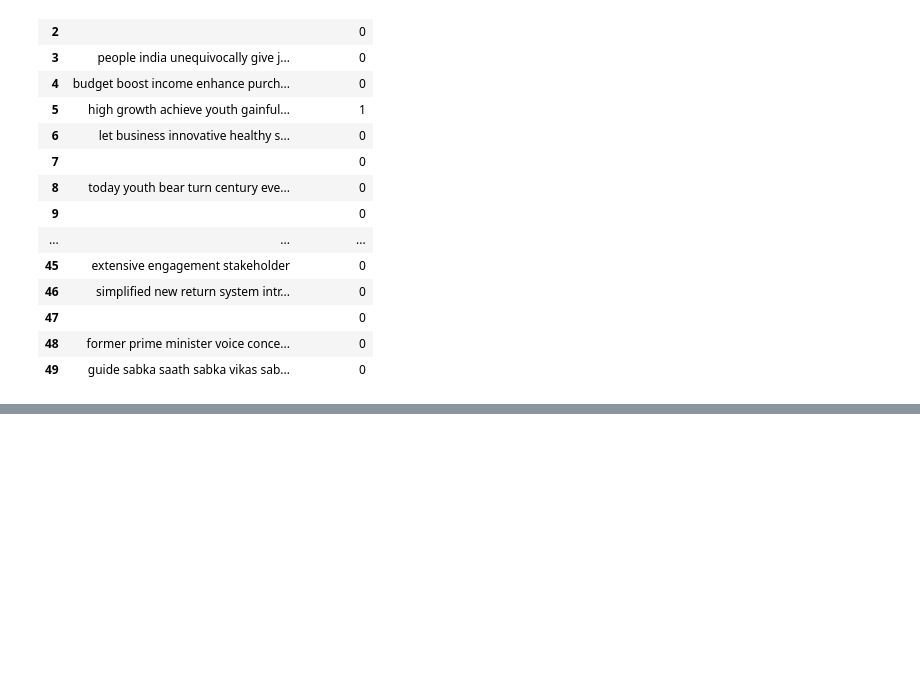
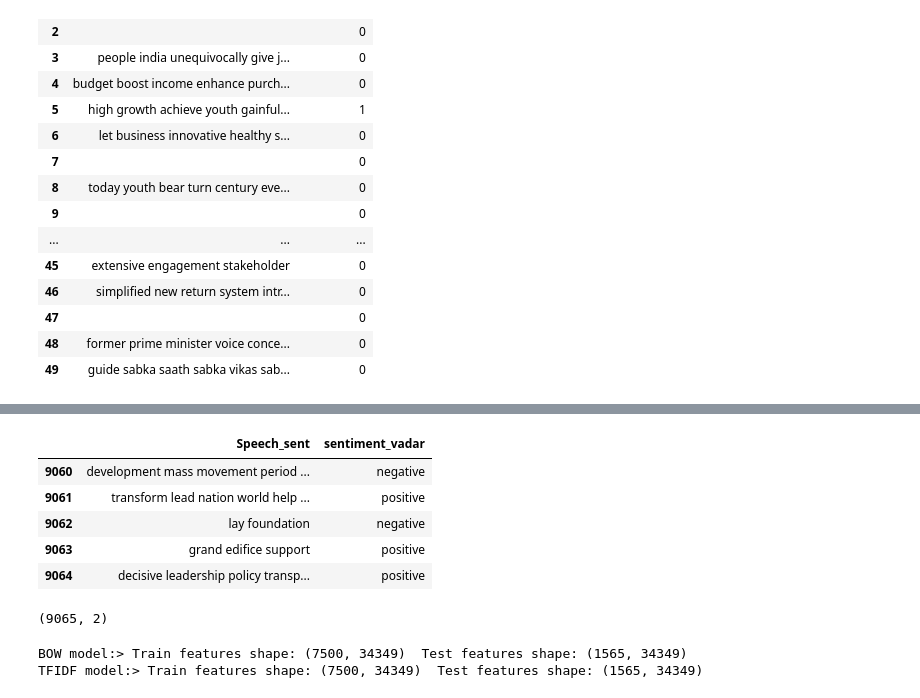
Before and after one commit to solharsh/Capstone_Sentiment_Analysis, a Jupyter notebook: Classification_Checkpoint.ipynb, the cells around one changed output, grey strips where cells are left out. Drawn from its saved outputs; the diff is of its cells as text; code cells hidden in the pictures; blank space fills up the shorter version.

```diff
--- a/Classification_Checkpoint.ipynb
+++ b/Classification_Checkpoint.ipynb
@@ -519,0 +737,35 @@ result_df.to_csv("/content/drive/My Drive/Capstone Project - NLP/Harsh/sentiment
+# %%
+def analyze_sentiment_vader_lexicon(review,
+                                    threshold=0.1,
+                                    verbose=False):
+    # pre-process text
+    review = strip_html_tags(review)
+    review = remove_accented_chars(review)
+
+
+    # analyze the sentiment for review
+    analyzer = SentimentIntensityAnalyzer()
+    scores = analyzer.polarity_scores(review)
+    # get aggregate scores and final sentiment
+    agg_score = scores['compound']
+    final_sentiment = 'positive' if agg_score >= threshold\
+                                   else 'negative'
+    if verbose:
+        # display detailed sentiment statistics
+        positive = str(round(scores['pos'], 2)*100)+'%'
+        final = round(agg_score, 2)
+        negative = str(round(scores['neg'], 2)*100)+'%'
+        neutral = str(round(scores['neu'], 2)*100)+'%'
+        sentiment_frame = pd.DataFrame([[final_sentiment, final, positive,
+                                        negative, neutral]],
+                                        columns=pd.MultiIndex(levels=[['SENTIMENT STATS:'],
+                                                                      ['Predicted Sentiment', 'Polarity Score',
+                                                                       'Positive', 'Negative', 'Neutral']],
+                                                              labels=[[0,0,0,0,0],[0,1,2,3,4]]))
+        print(sentiment_frame)
+
+    return final_sentiment
+# %%
+predicted_sentiments = [analyze_sentiment_vader_lexicon(review, threshold=0.4, verbose=False) for review in normalized_corpus_for_classification]
+# %%
+df_new = pd.DataFrame(normalized_corpus_for_classification,columns=['Speech_sent'])
@@ -519,0 +781,15 @@ result_df.to_csv("/content/drive/My Drive/Capstone Project - NLP/Harsh/sentiment
+# %%
+df_new['sentiment_vadar']=predicted_sentiments
+# %%
+df_new.tail()
+# %% [output]
+|  | Speech_sent | sentiment_vadar |
+| 9060 | development mass movement period ... | negative |
+| 9061 | transform lead nation world help ... | positive |
+| 9062 | lay foundation | negative |
+| 9063 | grand edifice support | positive |
+| 9064 | decisive leadership policy transp... | positive |
+# %%
+df_new.shape
+# %% [output]
+(9065, 2)
@@ -519,0 +818,6 @@ result_df.to_csv("/content/drive/My Drive/Capstone Project - NLP/Harsh/sentiment
+# %%
+print('BOW model:> Train features shape:', cv_train_features.shape, ' Test features shape:', cv_test_features.shape)
+print('TFIDF model:> Train features shape:', tv_train_features.shape, ' Test features shape:', tv_test_features.shape)
+# %% [output]
+BOW model:> Train features shape: (7500, 34349)  Test features shape: (1565, 34349)
+TFIDF model:> Train features shape: (7500, 34349)  Test features shape: (1565, 34349)
```
Also changed, not shown: parts of 36 cells of this notebook.
